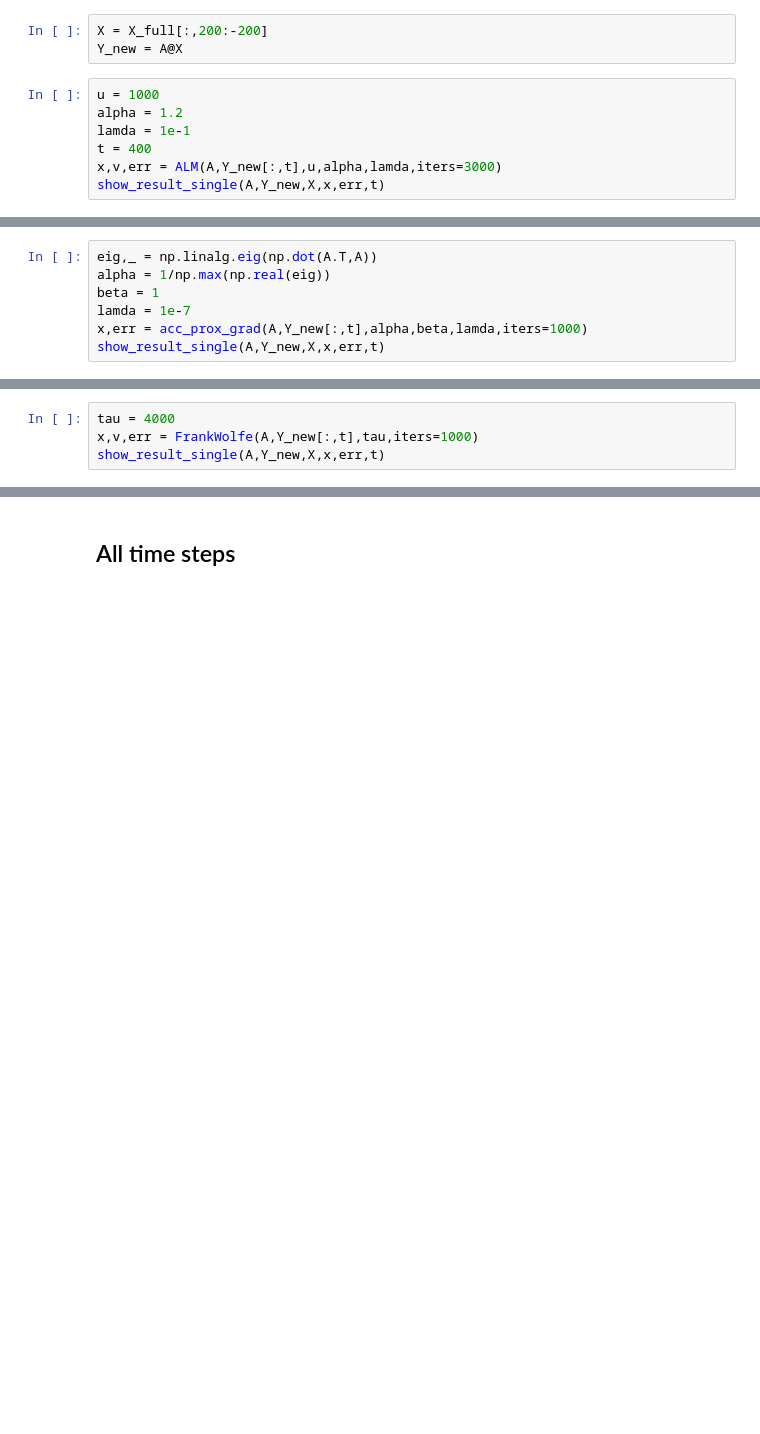
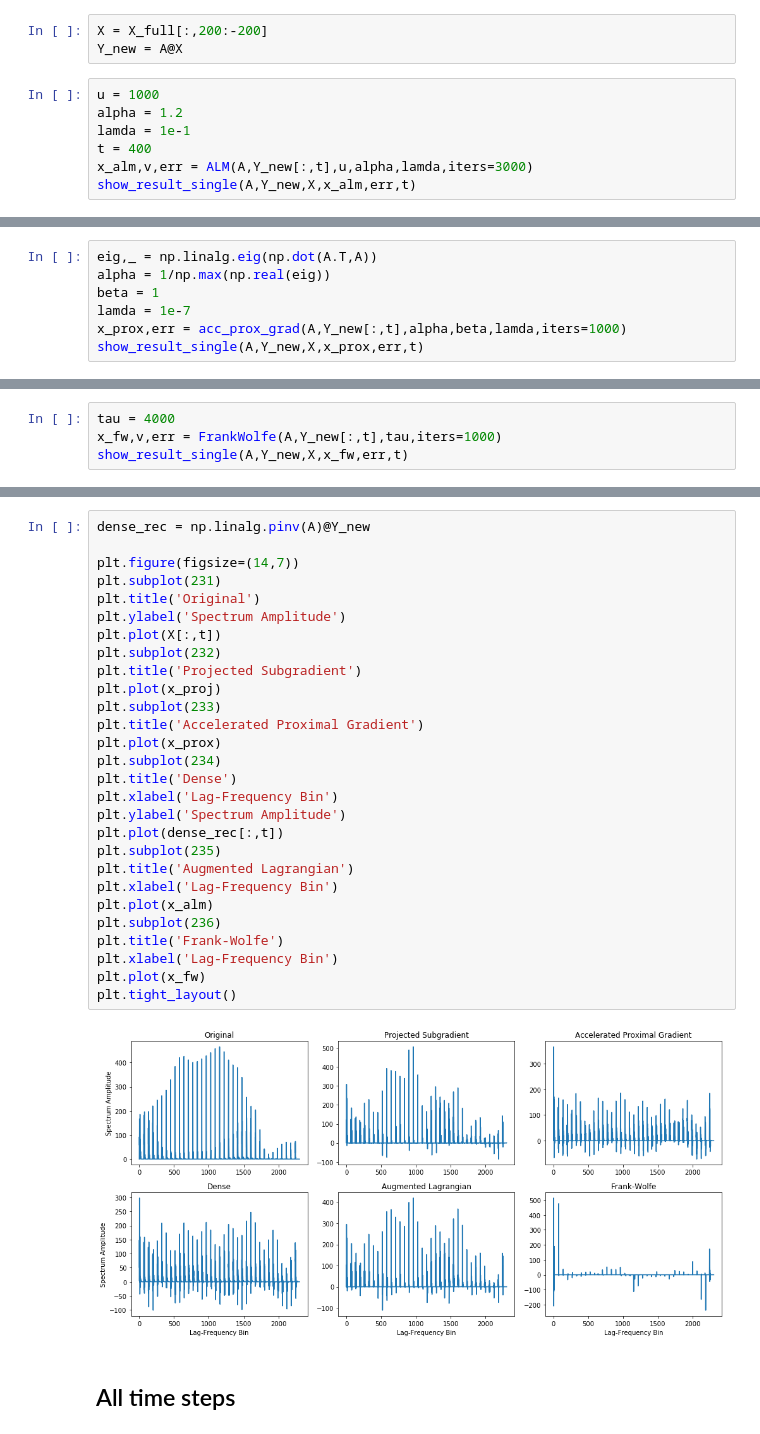
Before and after one commit to adityasinha379/Sparse-Recovery-of-Heard-Speech-Spectrogram, a Jupyter notebook: Project_as5624_vsr2119.ipynb, the cells around one changed output, grey strips where cells are left out. Saved outputs shown, nothing was run; the diff lists cells and outputs as text; blank space fills up the shorter version.

```diff
--- a/Project_as5624_vsr2119.ipynb
+++ b/Project_as5624_vsr2119.ipynb
@@ -61,7 +61,7 @@ u = 1000
 alpha = 1.2
 lamda = 1e-1
 t = 400
-x,v,err = ALM(A,Y_new[:,t],u,alpha,lamda,iters=3000)
-show_result_single(A,Y_new,X,x,err,t)
+x_alm,v,err = ALM(A,Y_new[:,t],u,alpha,lamda,iters=3000)
+show_result_single(A,Y_new,X,x_alm,err,t)
 # %% [output]
 [figure]
@@ -75,7 +75,7 @@ eig,_ = np.linalg.eig(np.dot(A.T,A))
 alpha = 1/np.max(np.real(eig))
 beta = 1
 lamda = 1e-7
-x,err = acc_prox_grad(A,Y_new[:,t],alpha,beta,lamda,iters=1000)
-show_result_single(A,Y_new,X,x,err,t)
+x_prox,err = acc_prox_grad(A,Y_new[:,t],alpha,beta,lamda,iters=1000)
+show_result_single(A,Y_new,X,x_prox,err,t)
 # %% [output]
 [figure]
@@ -97,7 +97,7 @@ Error in x (dense) :  1582.2624265796742
 [figure]
 # %%
 tau = 4000
-x,v,err = FrankWolfe(A,Y_new[:,t],tau,iters=1000)
-show_result_single(A,Y_new,X,x,err,t)
+x_fw,v,err = FrankWolfe(A,Y_new[:,t],tau,iters=1000)
+show_result_single(A,Y_new,X,x_fw,err,t)
 # %% [output]
 [figure]
@@ -108,4 +108,34 @@ Error in x (dense) :  1582.2624265796742
 [figure]
+# %%
+dense_rec = np.linalg.pinv(A)@Y_new
+
+plt.figure(figsize=(14,7))
+plt.subplot(231)
+plt.title('Original')
+plt.ylabel('Spectrum Amplitude')
+plt.plot(X[:,t])
+plt.subplot(232)
+plt.title('Projected Subgradient')
+plt.plot(x_proj)
+plt.subplot(233)
+plt.title('Accelerated Proximal Gradient')
+plt.plot(x_prox)
+plt.subplot(234)
+plt.title('Dense')
+plt.xlabel('Lag-Frequency Bin')
+plt.ylabel('Spectrum Amplitude')
+plt.plot(dense_rec[:,t])
+plt.subplot(235)
+plt.title('Augmented Lagrangian')
+plt.xlabel('Lag-Frequency Bin')
+plt.plot(x_alm)
+plt.subplot(236)
+plt.title('Frank-Wolfe')
+plt.xlabel('Lag-Frequency Bin')
+plt.plot(x_fw)
+plt.tight_layout()
+# %% [output]
+[figure, added]
 # %% [markdown]
 ## All time steps
 # %%
```
Also changed, not shown: parts of 13 cells of this notebook.
